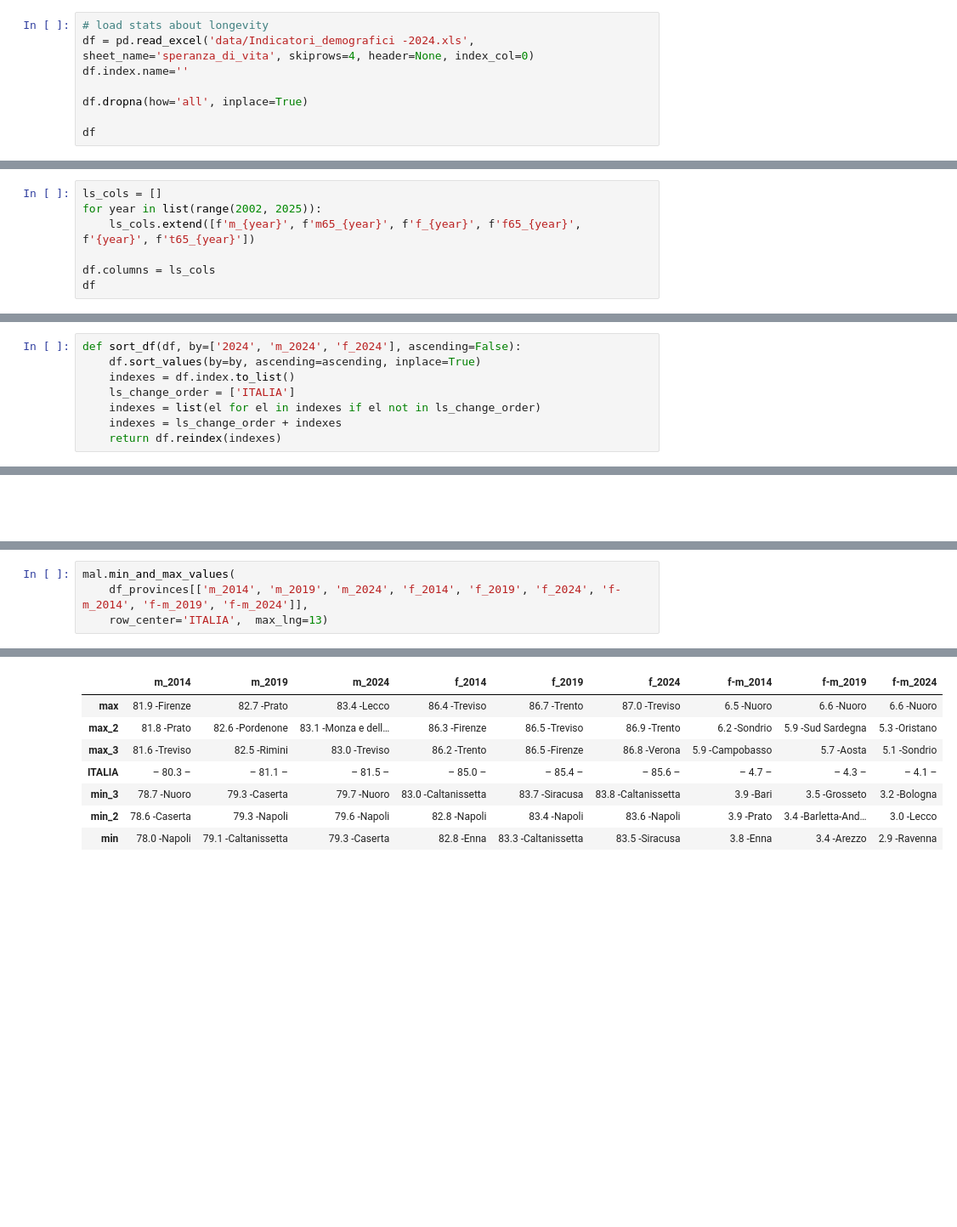
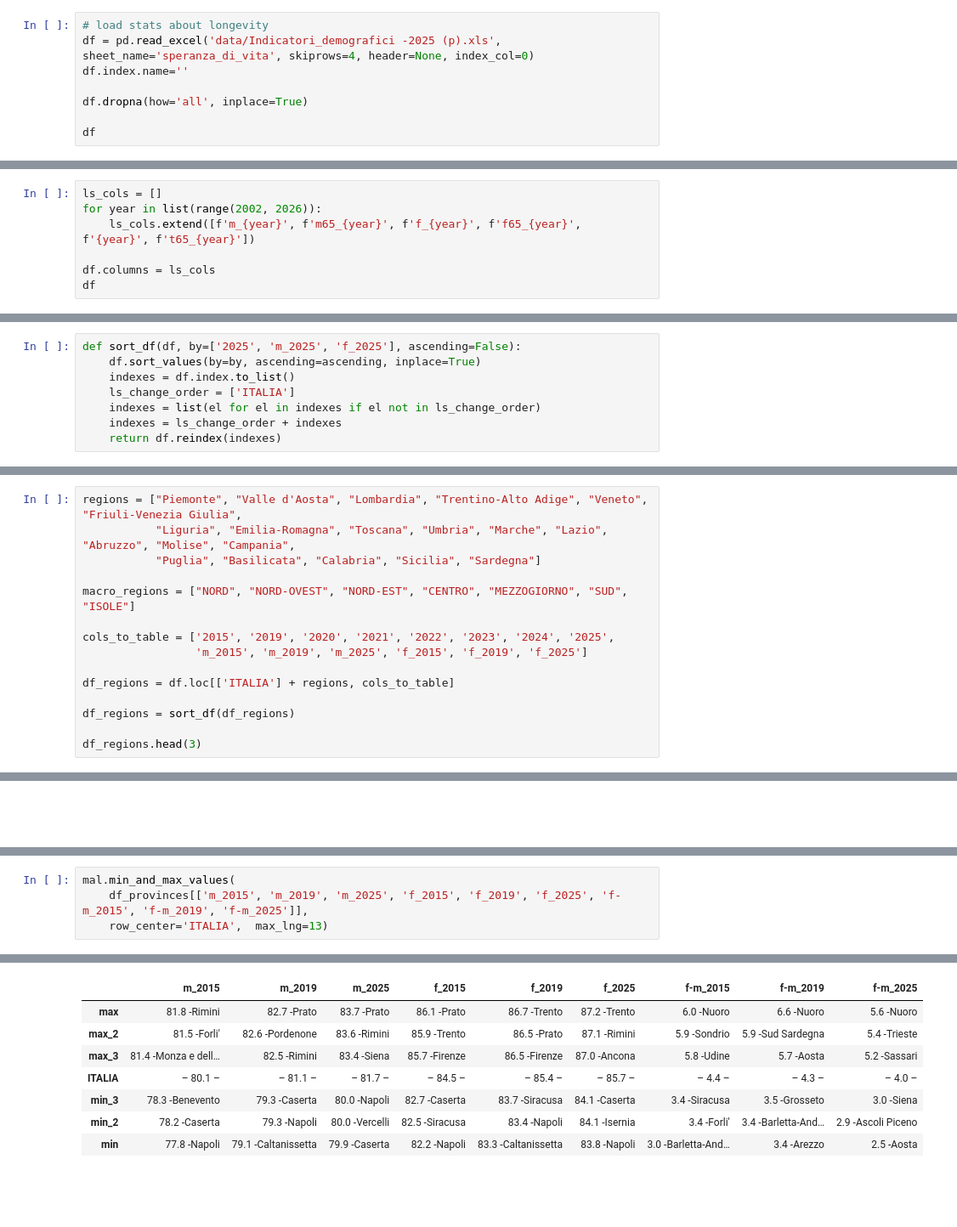
Before and after one commit to Lady3mlnm/Mini-programs-for-calculation-of-life-expectancy-in-countries, a Jupyter notebook: regions_Italy/Italian_table-2025.ipynb, the cells around one changed output, grey strips where cells are left out. Shown at 85% size. Drawn from its saved outputs; the diff is of its cells as text; blank space fills up the shorter version.

Commit message:
Script for life expectancy in Italy is updated with data for 2025

```diff
--- a/regions_Italy/Italian_table-2024.ipynb
+++ b/regions_Italy/Italian_table-2025.ipynb
@@ -17,7 +17,7 @@ pd.options.display.max_rows = 50
 pd.options.display.max_columns = 30
 # %%
 # load stats about longevity
-df = pd.read_excel('data/Indicatori_demografici -2024.xls', sheet_name='speranza_di_vita', skiprows=4, header=None, index_col=0)
+df = pd.read_excel('data/Indicatori_demografici -2025 (p).xls', sheet_name='speranza_di_vita', skiprows=4, header=None, index_col=0)
 df.index.name=''
 
 df.dropna(how='all', inplace=True)
@@ -35,6 +35,6 @@ df
 # %%
 ls_cols = []
-for year in list(range(2002, 2025)):
+for year in list(range(2002, 2026)):
     ls_cols.extend([f'm_{year}', f'm65_{year}', f'f_{year}', f'f65_{year}', f'{year}', f't65_{year}'])
 
 df.columns = ls_cols
@@ -52,7 +52,7 @@ df
 <br />
 <br />
 # %%
-def sort_df(df, by=['2024', 'm_2024', 'f_2024'], ascending=False):
+def sort_df(df, by=['2025', 'm_2025', 'f_2025'], ascending=False):
     df.sort_values(by=by, ascending=ascending, inplace=True)
     indexes = df.index.to_list()
     ls_change_order = ['ITALIA']
@@ -125,0 +83,15 @@ df_regions
+# %%
+regions = ["Piemonte", "Valle d'Aosta", "Lombardia", "Trentino-Alto Adige", "Veneto", "Friuli-Venezia Giulia",
+           "Liguria", "Emilia-Romagna", "Toscana", "Umbria", "Marche", "Lazio", "Abruzzo", "Molise", "Campania",
+           "Puglia", "Basilicata", "Calabria", "Sicilia", "Sardegna"]
+
+macro_regions = ["NORD", "NORD-OVEST", "NORD-EST", "CENTRO", "MEZZOGIORNO", "SUD", "ISOLE"]
+
+cols_to_table = ['2015', '2019', '2020', '2021', '2022', '2023', '2024', '2025',
+                 'm_2015', 'm_2019', 'm_2025', 'f_2015', 'f_2019', 'f_2025']
+
+df_regions = df.loc[['ITALIA'] + regions, cols_to_table]
+
+df_regions = sort_df(df_regions)
+
+df_regions.head(3)
@@ -426,17 +431,17 @@ Number of records: 108
 # %%
 mal.min_and_max_values(
-    df_provinces[['m_2014', 'm_2019', 'm_2024', 'f_2014', 'f_2019', 'f_2024', 'f-m_2014', 'f-m_2019', 'f-m_2024']],
+    df_provinces[['m_2015', 'm_2019', 'm_2025', 'f_2015', 'f_2019', 'f_2025', 'f-m_2015', 'f-m_2019', 'f-m_2025']],
     row_center='ITALIA',  max_lng=13)
 # %% [output]
 Number of records: 108
-|  | m_2014 | m_2019 | m_2024 | f_2014 | f_2019 | f_2024 | f-m_2014 | f-m_2019 | f-m_2024 |
-| max | 81.9 -Firenze | 82.7 -Prato | 83.4 -Lecco | 86.4 -Treviso | 86.7 -Trento | 87.0 -Treviso | 6.5 -Nuoro | 6.6 -Nuoro | 6.6 -Nuoro |
-| max_2 | 81.8 -Prato | 82.6 -Pordenone | 83.1 -Monza e dell… | 86.3 -Firenze | 86.5 -Treviso | 86.9 -Trento | 6.2 -Sondrio | 5.9 -Sud Sardegna | 5.3 -Oristano |
-| max_3 | 81.6 -Treviso | 82.5 -Rimini | 83.0 -Treviso | 86.2 -Trento | 86.5 -Firenze | 86.8 -Verona | 5.9 -Campobasso | 5.7 -Aosta | 5.1 -Sondrio |
-| ITALIA | – 80.3 – | – 81.1 – | – 81.5 – | – 85.0 – | – 85.4 – | – 85.6 – | – 4.7 – | – 4.3 – | – 4.1 – |
-| min_3 | 78.7 -Nuoro | 79.3 -Caserta | 79.7 -Nuoro | 83.0 -Caltanissetta | 83.7 -Siracusa | 83.8 -Caltanissetta | 3.9 -Bari | 3.5 -Grosseto | 3.2 -Bologna |
-| min_2 | 78.6 -Caserta | 79.3 -Napoli | 79.6 -Napoli | 82.8 -Napoli | 83.4 -Napoli | 83.6 -Napoli | 3.9 -Prato | 3.4 -Barletta-And… | 3.0 -Lecco |
-| min | 78.0 -Napoli | 79.1 -Caltanissetta | 79.3 -Caserta | 82.8 -Enna | 83.3 -Caltanissetta | 83.5 -Siracusa | 3.8 -Enna | 3.4 -Arezzo | 2.9 -Ravenna |
+|  | m_2015 | m_2019 | m_2025 | f_2015 | f_2019 | f_2025 | f-m_2015 | f-m_2019 | f-m_2025 |
+| max | 81.8 -Rimini | 82.7 -Prato | 83.7 -Prato | 86.1 -Prato | 86.7 -Trento | 87.2 -Trento | 6.0 -Nuoro | 6.6 -Nuoro | 5.6 -Nuoro |
+| max_2 | 81.5 -Forli' | 82.6 -Pordenone | 83.6 -Rimini | 85.9 -Trento | 86.5 -Prato | 87.1 -Rimini | 5.9 -Sondrio | 5.9 -Sud Sardegna | 5.4 -Trieste |
+| max_3 | 81.4 -Monza e dell… | 82.5 -Rimini | 83.4 -Siena | 85.7 -Firenze | 86.5 -Firenze | 87.0 -Ancona | 5.8 -Udine | 5.7 -Aosta | 5.2 -Sassari |
+| ITALIA | – 80.1 – | – 81.1 – | – 81.7 – | – 84.5 – | – 85.4 – | – 85.7 – | – 4.4 – | – 4.3 – | – 4.0 – |
+| min_3 | 78.3 -Benevento | 79.3 -Caserta | 80.0 -Napoli | 82.7 -Caserta | 83.7 -Siracusa | 84.1 -Caserta | 3.4 -Siracusa | 3.5 -Grosseto | 3.0 -Siena |
+| min_2 | 78.2 -Caserta | 79.3 -Napoli | 80.0 -Vercelli | 82.5 -Siracusa | 83.4 -Napoli | 84.1 -Isernia | 3.4 -Forli' | 3.4 -Barletta-And… | 2.9 -Ascoli Piceno |
+| min | 77.8 -Napoli | 79.1 -Caltanissetta | 79.9 -Caserta | 82.2 -Napoli | 83.3 -Caltanissetta | 83.8 -Napoli | 3.0 -Barletta-And… | 3.4 -Arezzo | 2.5 -Aosta |
 # %% [markdown]
 <br />
 <br />
```
Also changed, not shown: parts of 18 cells of this notebook, 9 other files.
